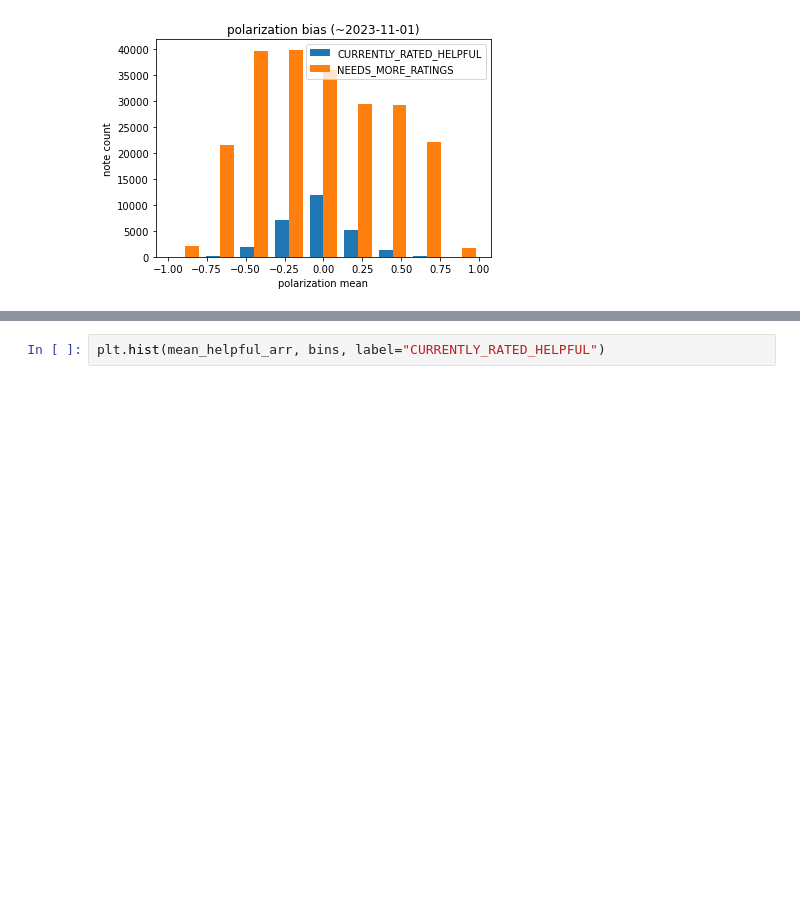
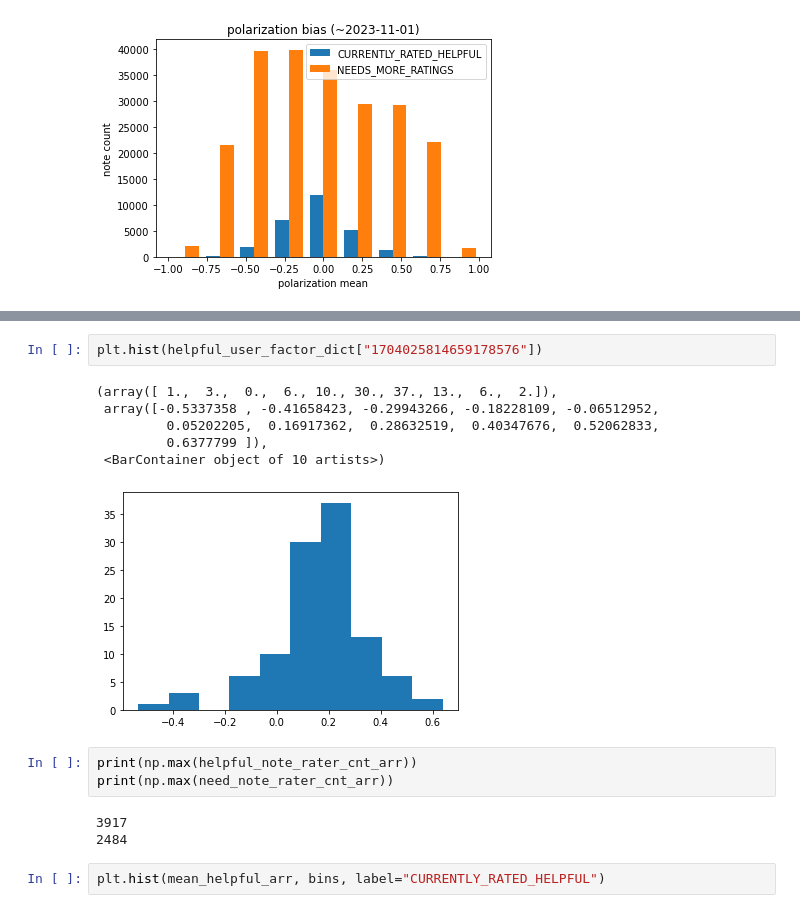
Before and after one commit to SnoozingJellyfish/communitynotes, a Jupyter notebook: note_analysis.ipynb, the cells around one changed output, grey strips where cells are left out. Drawn from its saved outputs; the diff is of its cells as text; blank space fills up the shorter version.

```diff
--- a/note_analysis.ipynb
+++ b/note_analysis.ipynb
@@ -236,3 +291,18 @@ plt.savefig(os.path.join(figure_dir, "std_polorization_per_note_histgram.jpg"))
+# %%
+plt.hist(helpful_user_factor_dict["1704025814659178576"])
+# %% [output]
+(array([ 1.,  3.,  0.,  6., 10., 30., 37., 13.,  6.,  2.]),
+ array([-0.5337358 , -0.41658423, -0.29943266, -0.18228109, -0.06512952,
+         0.05202205,  0.16917362,  0.28632519,  0.40347676,  0.52062833,
+         0.6377799 ]),
+ <BarContainer object of 10 artists>)
+[figure, added]
+# %%
+print(np.max(helpful_note_rater_cnt_arr))
+print(np.max(need_note_rater_cnt_arr))
+# %% [output]
+3917
+2484
 # %%
 plt.hist(mean_helpful_arr, bins, label="CURRENTLY_RATED_HELPFUL")
 # %% [output]
```
Also changed, not shown: parts of 7 cells of this notebook, 4 other files.
